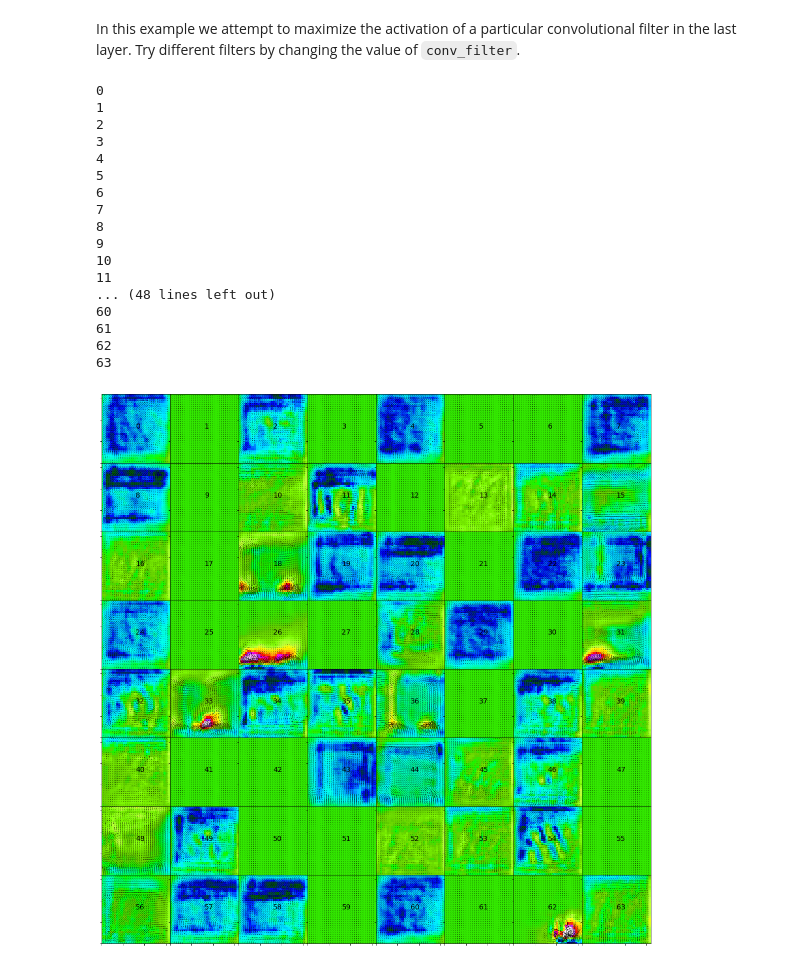
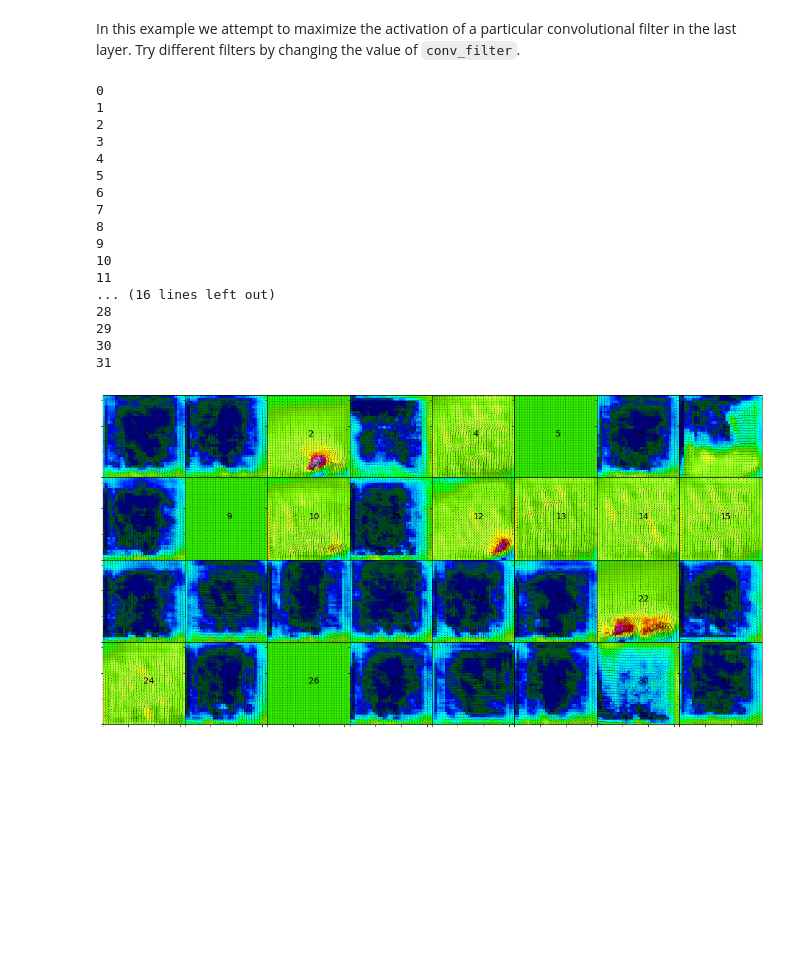
Before and after one commit to djgagne/swirlnet, a Jupyter notebook: notebooks/deep_swirl_tutorial.ipynb, the cells around one changed output. Cells and saved outputs as stored; diff of their text form; code cells hidden in the pictures; blank space fills up the shorter version.

```diff
--- a/notebooks/deep_swirl_tutorial.ipynb
+++ b/notebooks/deep_swirl_tutorial.ipynb
@@ -149,4 +149,5 @@ Text(0,0.5,'Cumulative Distribution')
 fig, axes = plt.subplots(all_in_data.shape[-1], 1, figsize=(6, all_in_data.shape[-1] * 4))
 for a, ax in enumerate(axes):
     ax.hist(all_in_data[:, :, :, a].ravel(), 50)
+    ax.set_ylabel(in_vars[a])
 # %% [output]
@@ -212,6 +213,11 @@ from keras.optimizers import SGD, Adam
 import keras.backend as K
 from IPython.display import SVG
 from keras.utils.vis_utils import model_to_dot
+
+session = K.tf.Session(config=K.tf.ConfigProto(allow_soft_placement=True,
+                                               gpu_options=K.tf.GPUOptions(allow_growth=True),
+                                               log_device_placement=False))
+K.set_session(session)
 # %% [output]
 Using TensorFlow backend.
 # %% [markdown]
@@ -336,7 +342,7 @@ Now we train the dense model for 20 epochs (passes through the training data) wi
 # %%
 dense_hist = dense_model.fit(norm_in_data[train_indices],
                              vort_labels[train_indices],
-                             batch_size=1024, epochs=20, verbose=2,
+                             batch_size=1024, epochs=15, verbose=2,
                              validation_data=(norm_in_data[test_indices], vort_labels[test_indices]))
 # %% [output]
 Train on 111572 samples, validate on 62103 samples
@@ -375,18 +381,18 @@ Next we build a convolutional neural network to predict the probability of a mes
 l2_a= 0.001
 conv_net_in = Input(shape=all_in_data.shape[1:])
 # First 2D convolution Layer
-conv_net = Conv2D(16, (5, 5), padding="same", kernel_regularizer=l2(l2_a))(conv_net_in)
+conv_net = Conv2D(8, (5, 5), padding="same", kernel_regularizer=l2(l2_a))(conv_net_in)
 conv_net = Activation("relu")(conv_net)
 conv_net = Dropout(0.1)(conv_net)
 # Average pooling takes the mean in a 2x2 neighborhood to reduce the image size
 conv_net = AveragePooling2D()(conv_net)
 # Second set of convolution and pooling layers
-conv_net = Conv2D(32, (5, 5), padding="same", kernel_regularizer=l2(l2_a))(conv_net)
+conv_net = Conv2D(16, (5, 5), padding="same", kernel_regularizer=l2(l2_a))(conv_net)
 conv_net = Activation("relu")(conv_net)
 conv_net = Dropout(0.1)(conv_net)
 conv_net = AveragePooling2D()(conv_net)
 # Third set of convolution and pooling layers
-conv_net = Conv2D(64, (5, 5), padding="same", kernel_regularizer=l2(l2_a))(conv_net)
+conv_net = Conv2D(32, (5, 5), padding="same", kernel_regularizer=l2(l2_a))(conv_net)
 conv_net = Activation("relu")(conv_net)
 conv_net = Dropout(0.1)(conv_net)
 conv_net = AveragePooling2D()(conv_net)
@@ -695,7 +701,7 @@ Text(0.5,0.98,'Convolution Filter Weights')
 # %% [markdown]
 In this example we attempt to maximize the activation of a particular convolutional filter in the last layer. Try different filters by changing the value of `conv_filter`.
 # %%
-fig, axes = plt.subplots(8, 8 , figsize=(16, 16), sharex=True, sharey=True)
+fig, axes = plt.subplots(4, 8, figsize=(16, 8), sharex=True, sharey=True)
 plt.subplots_adjust(0.02, 0.02, 0.96, 0.96, wspace=0,hspace=0)
 #n_range = slice(conv_filter * 16, conv_filter * 16 + 16)
 for conv_filter, ax in enumerate(axes.ravel()):
@@ -706,36 +712,36 @@ for conv_filter, ax in enumerate(axes.ravel()):
     iterate = K.function([conv_model.input, K.learning_phase()],
                              [out_diff, grad])
     #input_img_data_neuron = np.random.normal(scale=0.1, size=(1, 32, 32, len(in_vars)))
     input_img_data_neuron = np.zeros((1, 32, 32, len(in_vars)))
     for i in range(10):
         out_loss, out_grad = iterate([input_img_data_neuron, 1])
         input_img_data_neuron -= out_grad * 0.1
     ax.pcolormesh(input_img_data_neuron[0, :, :, 0] * scaling_values.loc[0, "std"] + scaling_values.loc[0, "mean"],
                    vmin=-10, vmax=80, cmap="gist_ncar")
     ax.quiver(input_img_data_neuron[0, :, :, -2]* scaling_values.loc[1, "std"] + scaling_values.loc[1, "mean"],
                input_img_data_neuron[0, :, :, -1]* scaling_values.loc[2, "std"] + scaling_values.loc[2, "mean"],
                scale=100)
     ax.xaxis.set_ticklabels([])
     ax.yaxis.set_ticklabels([])
     ax.text(16,16, conv_filter, fontsize=14)
 
 plt.savefig("mean_conv_filter_activations.png", dpi=300, bbox_inches="tight")
 # %% [output]
 0
 1
 2
 3
 4
 5
 6
 7
 8
 9
 10
 11
-... (48 lines left out)
-60
-61
-62
-63
+... (16 lines left out)
+28
+29
+30
+31
-[figure, old version]
+[figure, new version]
```
Also changed, not shown: parts of 19 cells of this notebook, 2 other files.
